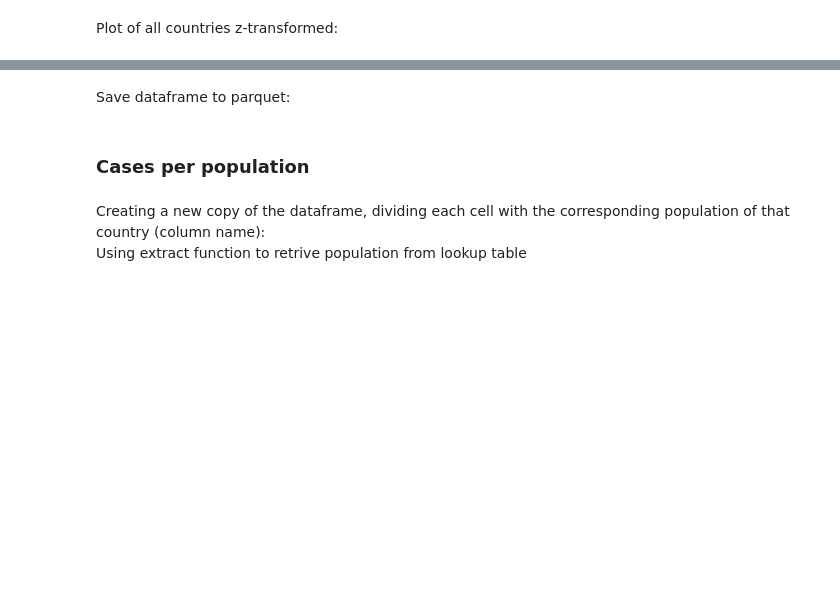
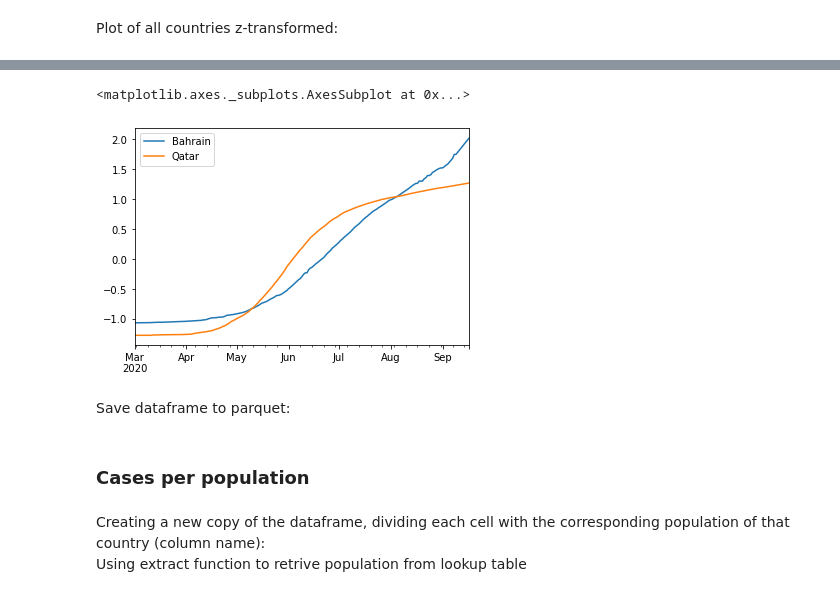
Before and after one commit to anweei/Covid-forecasting, a Jupyter notebook: new_version/pre_processing/preprocessing.ipynb, the cells around one changed output, grey strips where cells are left out. Cells and saved outputs as stored; diff of their text form; code cells hidden in the pictures; blank space fills up the shorter version.

```diff
--- a/new_version/pre_processing/preprocessing.ipynb
+++ b/new_version/pre_processing/preprocessing.ipynb
@@ -248,3 +248,8 @@ z_df.plot(legend='')
+# %%
+z_df.plot(y=['Bahrain','Qatar'])
+# %% [output]
+<matplotlib.axes._subplots.AxesSubplot at 0x...>
+[figure, added]
 # %% [markdown]
 Save dataframe to parquet:
 # %%
```
Also changed, not shown: parts of 7 cells of this notebook, 17 other files.
